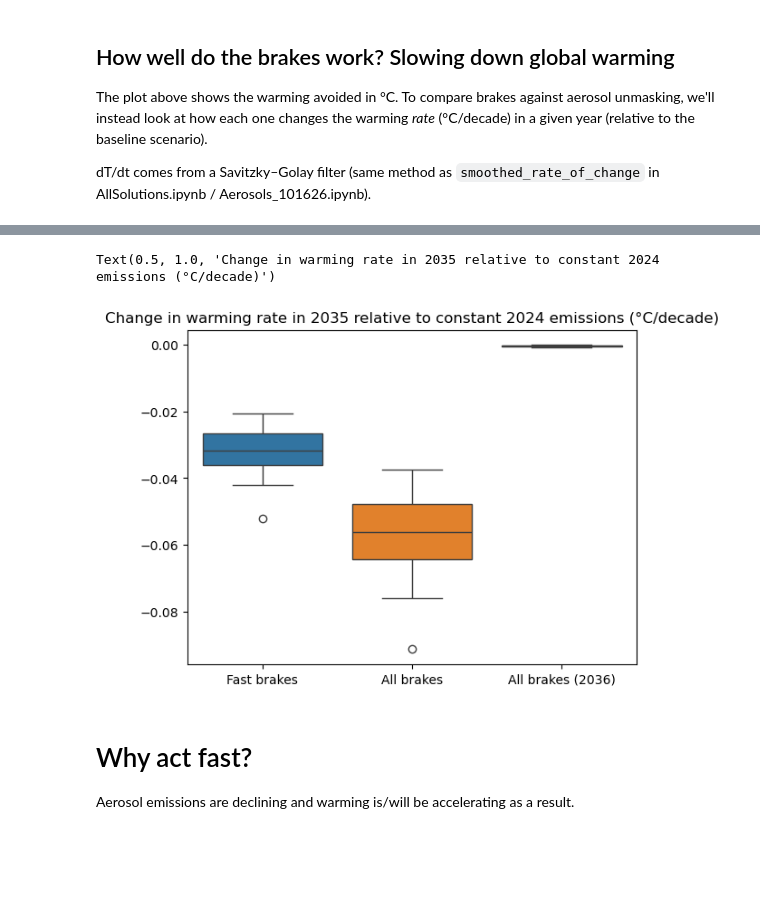
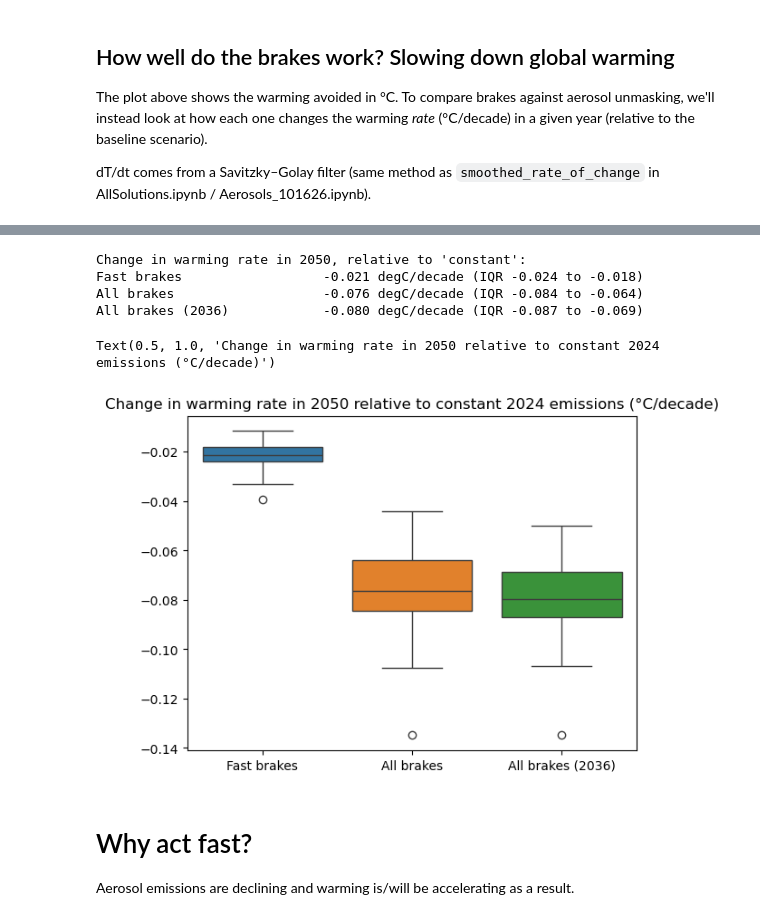
Before and after one commit to netzeroasap/DrawdownImpacts, a Jupyter notebook: notebooks/EmergencyBrakes.ipynb, the cells around one changed output, grey strips where cells are left out. Cells and saved outputs as stored; diff of their text form; code cells hidden in the pictures; blank space fills up the shorter version.

```diff
--- a/notebooks/EmergencyBrakes.ipynb
+++ b/notebooks/EmergencyBrakes.ipynb
@@ -317,7 +300,7 @@ def summarize(da, label):
     print(f"{label:28s} {q[1]:+.3f} degC/decade (IQR {q[0]:+.3f} to {q[2]:+.3f})")
 
 
-year = 2035
+year = 2050
 arr=np.zeros((3,len(f.configs.values)))
 i=0
 print(f"Change in warming rate in {year}, relative to '{baseline_scenario}':")
@@ -336,5 +327,9 @@ All brakes (2036)            -0.000 degC/decade (IQR -0.001 to -0.000)
-Text(0.5, 1.0, 'Change in warming rate in 2035 relative to constant 2024 emissions (°C/decade)')
+Change in warming rate in 2050, relative to 'constant':
+Fast brakes                  -0.021 degC/decade (IQR -0.024 to -0.018)
+All brakes                   -0.076 degC/decade (IQR -0.084 to -0.064)
+All brakes (2036)            -0.080 degC/decade (IQR -0.087 to -0.069)
+Text(0.5, 1.0, 'Change in warming rate in 2050 relative to constant 2024 emissions (°C/decade)')
-[figure, old version]
+[figure, new version]
 # %% [markdown]
 # Why act fast?
 Aerosol emissions are declining and warming is/will be accelerating as a result.
```
Also changed, not shown: parts of 9 cells of this notebook.
